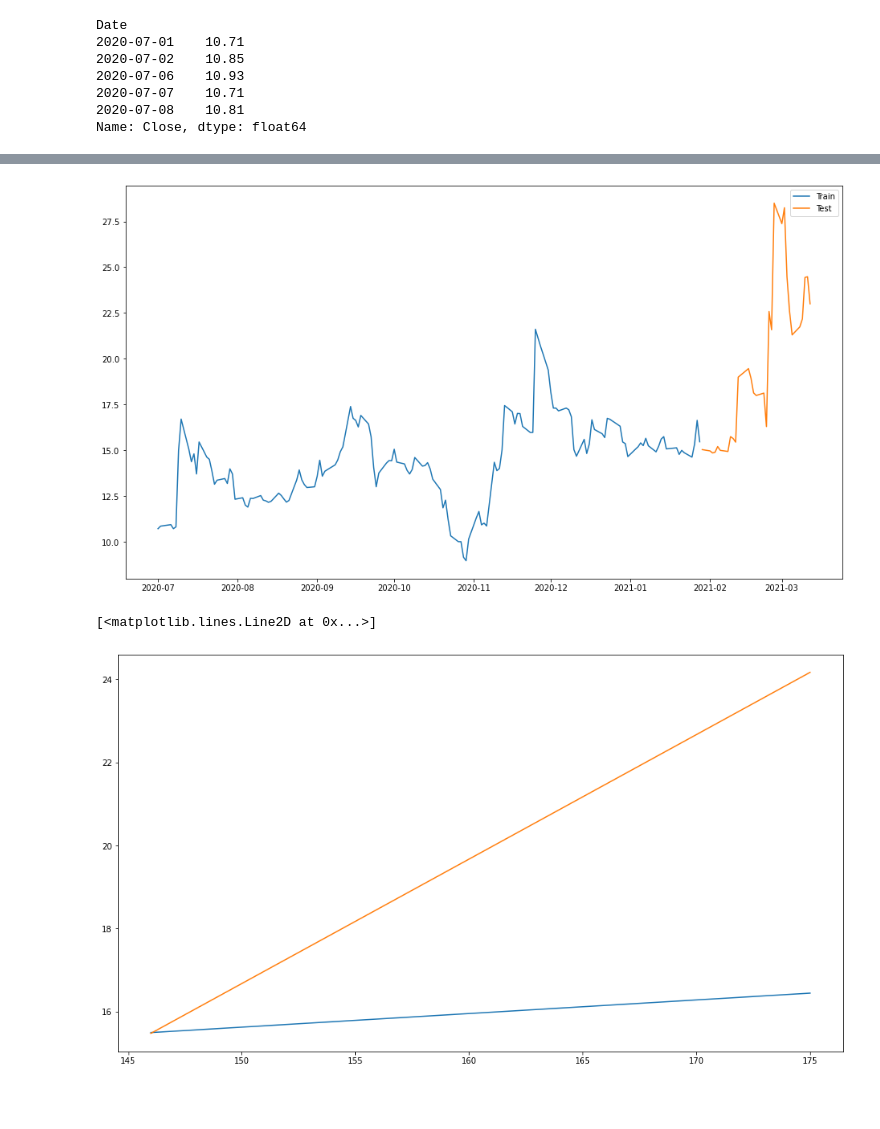
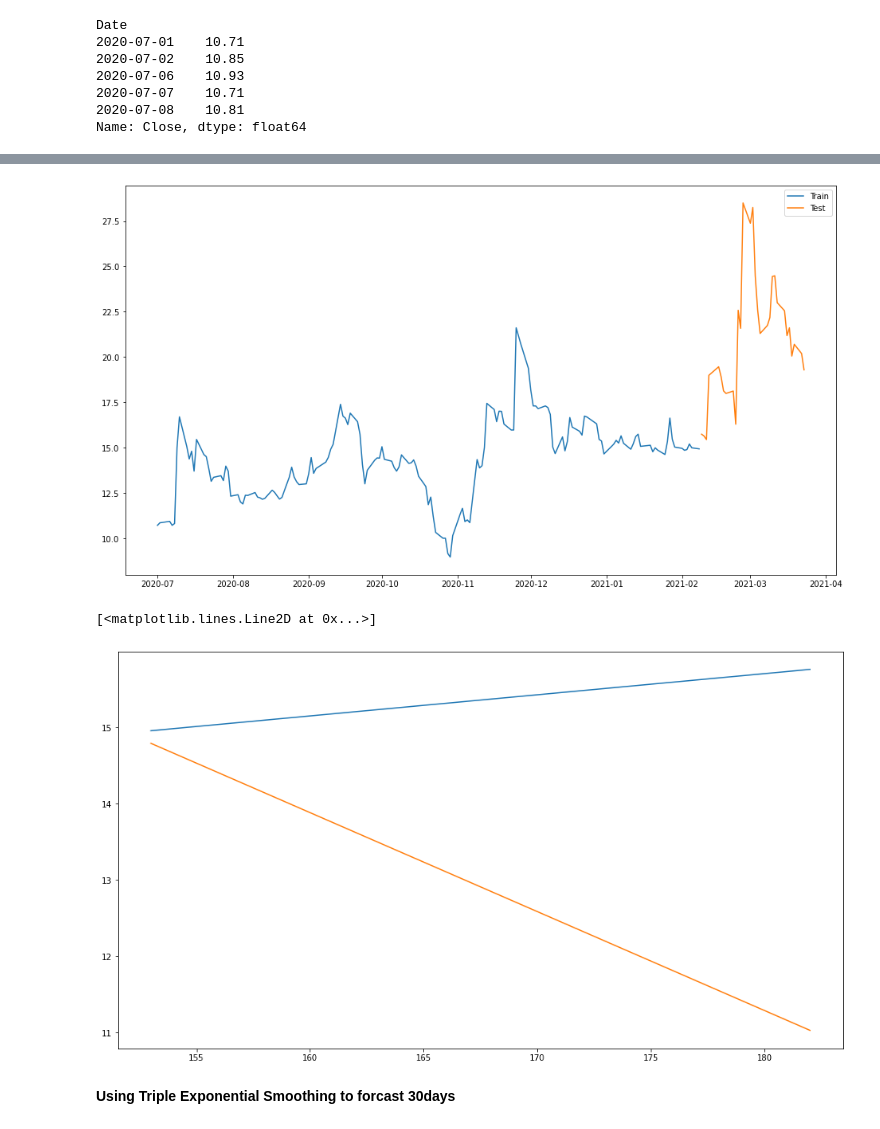
Before and after one commit to chris-kehl/dataScience, a Jupyter notebook: Project/Fisker_StockPrediction.ipynb, the cells around one changed output, grey strips where cells are left out. Drawn from its saved outputs; the diff is of its cells as text; code cells hidden in the pictures; blank space fills up the shorter version.

```diff
--- a/Project/Fisker_StockPrediction.ipynb
+++ b/Project/Fisker_StockPrediction.ipynb
@@ -30,7 +32,7 @@ os.getcwd()
 '/Users/chriskehl/Library/Mobile Documents/com~apple~CloudDocs/data_files/timeSeries'
 # %%
 # Download Fisker stock
-data = yf.download('FSR','2020-07-01','2021-03-15')
+data = yf.download('FSR','2020-07-01','2021-03-24')
 # %% [output]
 [*********************100%***********************]  1 of 1 completed
 # %%
@@ -366,18 +370,21 @@ dtype: float64
 # %%
 import matplotlib.pyplot as plt
 get_ipython().run_line_magic('matplotlib', 'inline')
 plt.rcParams["figure.figsize"] = [16,9]
 plt.plot( train, label='Train')
 plt.plot(test, label='Test')
-#plt.plot(fitESautoPred, label='Automated grid search')
-#plt.plot(forecast_custom_pred, label='Double Exponential Smoothing with custom grid search')
+plt.plot()
+#plt.plot(fitESAUTOpred, label='Automated grid search')
+#plt.plot(Forecast_custom_pred, label='Double Exponential Smoothing with custom grid search')
 plt.legend(loc='best')
 plt.show()
 # %% [output]
-[figure, old version]
+[figure, new version]
 # %%
-plt.plot(fitESautoPred, label='Automated grid search')
-plt.plot(forecast_custom_pred, label='Double Exponential Smoothing with custom grid search')
+plt.plot(fitESAUTOpred, label='Automated grid search')
+plt.plot(Forecast_custom_pred, label='Double Exponential Smoothing with custom grid search')
 # %% [output]
 [<matplotlib.lines.Line2D at 0x...>]
-[figure, old version]
+[figure, new version]
+# %% [markdown]
+**Using Triple Exponential Smoothing to forcast 30days**
```
Also changed, not shown: parts of 20 cells of this notebook, 4 other files.
